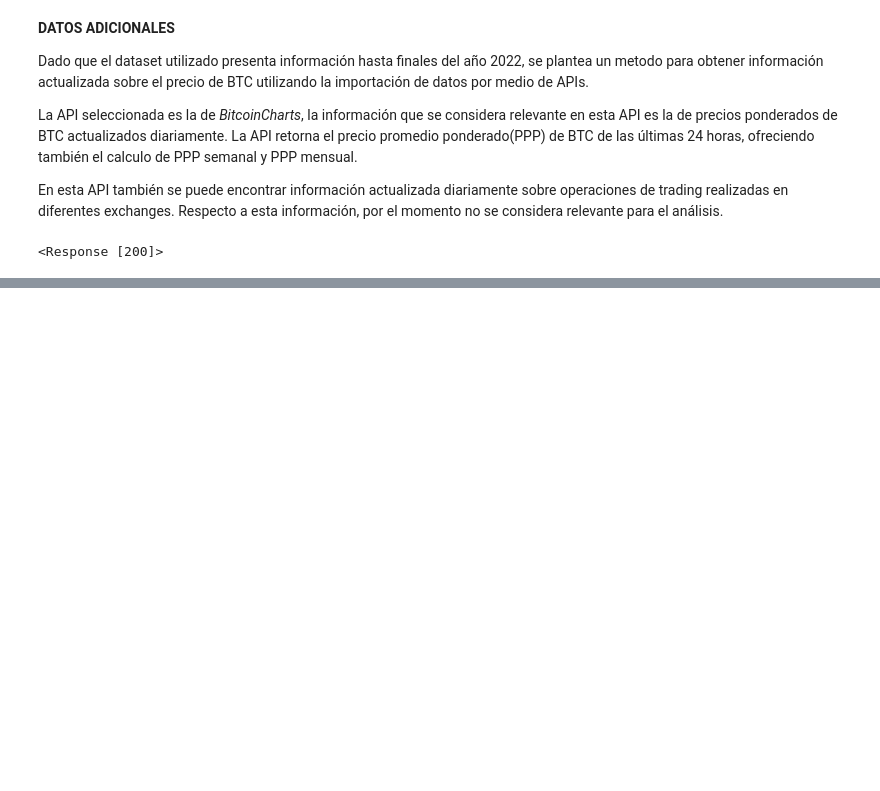
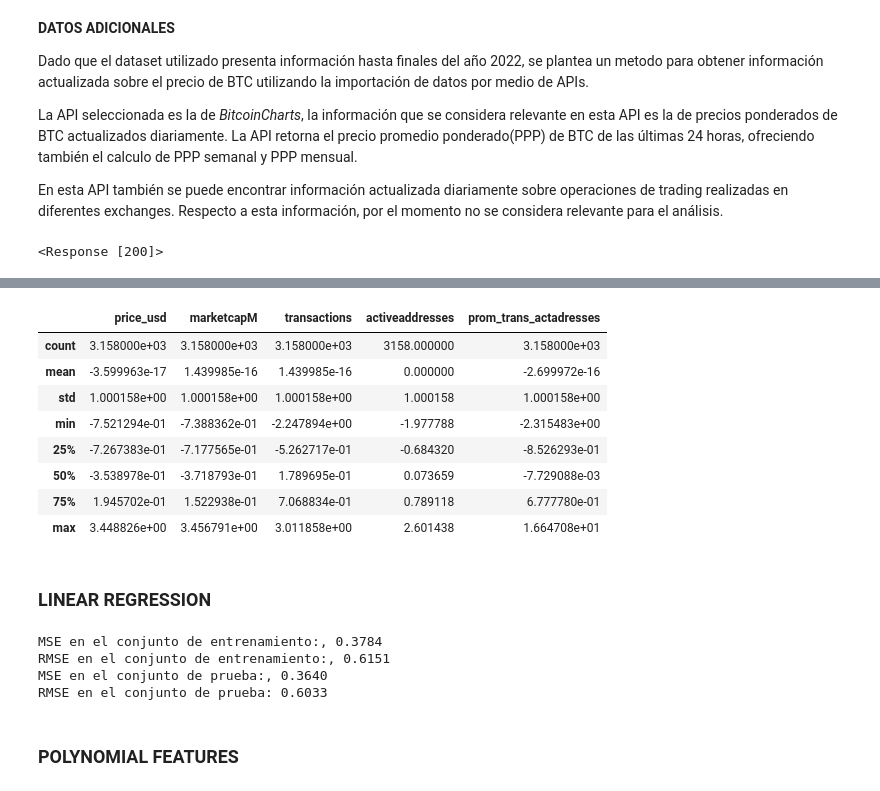
Before and after one commit to MartinMF88/Proyecto_DataScience_Coder, a Jupyter notebook: notebooks/ProyectoFinal_Martinez.ipynb, the cells around one changed output, grey strips where cells are left out. Drawn from its saved outputs; the diff is of its cells as text; code cells hidden in the pictures; blank space fills up the shorter version.

```diff
--- a/notebooks/ProyectoFinal_Martinez.ipynb
+++ b/notebooks/ProyectoFinal_Martinez.ipynb
@@ -545,0 +558,11 @@ data_markets.to_csv(precios_ponderados240723, index=False)
+# %%
+df_newvars = pd.DataFrame()
+
+df_newvars['date'] = df['Date']
+df_newvars['price_usd'] = df['priceUSD']
+df_newvars['marketcapM'] = df['marketcap'] /1000000
+df_newvars['transactions'] = df['transactions']
+df_newvars['activeaddresses'] = df['activeaddresses'][df['activeaddresses'] > 0]
+df_newvars['prom_trans_actadresses'] = df_newvars['transactions'] / df_newvars['activeaddresses']
+
+df_newvars.info()
@@ -545,0 +626,21 @@ data_markets.to_csv(precios_ponderados240723, index=False)
+# %%
+scaler = StandardScaler()
+
+# características a estandarizar
+features_to_scale = ['price_usd', 'marketcapM', 'transactions', 'activeaddresses', 'prom_trans_actadresses']
+
+# estandarización a las características seleccionadas
+df_newvars_std = pd.DataFrame()
+df_newvars_std[features_to_scale] = scaler.fit_transform(df_newvars[features_to_scale])
+# %%
+df_newvars_std.describe()
+# %% [output]
+|  | price_usd | marketcapM | transactions | activeaddresses | prom_trans_actadresses |
+| count | 3.158000e+03 | 3.158000e+03 | 3.158000e+03 | 3158.000000 | 3.158000e+03 |
+| mean | -3.599963e-17 | 1.439985e-16 | 1.439985e-16 | 0.000000 | -2.699972e-16 |
+| std | 1.000158e+00 | 1.000158e+00 | 1.000158e+00 | 1.000158 | 1.000158e+00 |
+| min | -7.521294e-01 | -7.388362e-01 | -2.247894e+00 | -1.977788 | -2.315483e+00 |
+| 25% | -7.267383e-01 | -7.177565e-01 | -5.262717e-01 | -0.684320 | -8.526293e-01 |
+| 50% | -3.538978e-01 | -3.718793e-01 | 1.789695e-01 | 0.073659 | -7.729088e-03 |
+| 75% | 1.945702e-01 | 1.522938e-01 | 7.068834e-01 | 0.789118 | 6.777780e-01 |
+| max | 3.448826e+00 | 3.456791e+00 | 3.011858e+00 | 2.601438 | 1.664708e+01 |
@@ -545,0 +650,27 @@ data_markets.to_csv(precios_ponderados240723, index=False)
+# %% [markdown]
+### LINEAR REGRESSION
+# %%
+x_train_lr_nv, x_test_lr_nv, y_train_lr_nv, y_test_lr_nv = train_test_split(x_nv, y_nv, test_size=0.25, random_state=10000)
+
+# Paso1: entrenar el modelo.
+model_lr_nv = LinearRegression()
+model_lr_nv.fit(x_train_lr_nv, y_train_lr_nv)
+
+# Paso2: Calcular el MSE y RMSE en el conjunto de entrenamiento.
+y_train_pred_lr_nv = model_lr_nv.predict(x_train_lr_nv)
+mse_train_lr_nv = mean_squared_error(y_train_lr_nv, y_train_pred_lr_nv)
+print(f'MSE en el conjunto de entrenamiento:, {mse_train_lr_nv:.4f}')
+print(f'RMSE en el conjunto de entrenamiento:, {math.sqrt(mse_train_lr_nv):.4f}')
+
+# Paso3: Calcular el MSE y RMSE en el conjunto de prueba.
+y_test_pred_lr_nv = model_lr_nv.predict(x_test_lr_nv)
+mse_test_lr_nv = mean_squared_error(y_test_lr_nv, y_test_pred_lr_nv)
+print(f'MSE en el conjunto de prueba:, {mse_test_lr_nv:.4f}')
+print(f'RMSE en el conjunto de prueba: {math.sqrt(mse_test_lr_nv):.4f}')
+# %% [output]
+MSE en el conjunto de entrenamiento:, 0.3784
+RMSE en el conjunto de entrenamiento:, 0.6151
+MSE en el conjunto de prueba:, 0.3640
+RMSE en el conjunto de prueba: 0.6033
+# %% [markdown]
+### POLYNOMIAL FEATURES
```
Also changed, not shown: parts of 29 cells of this notebook, 1 other file.
